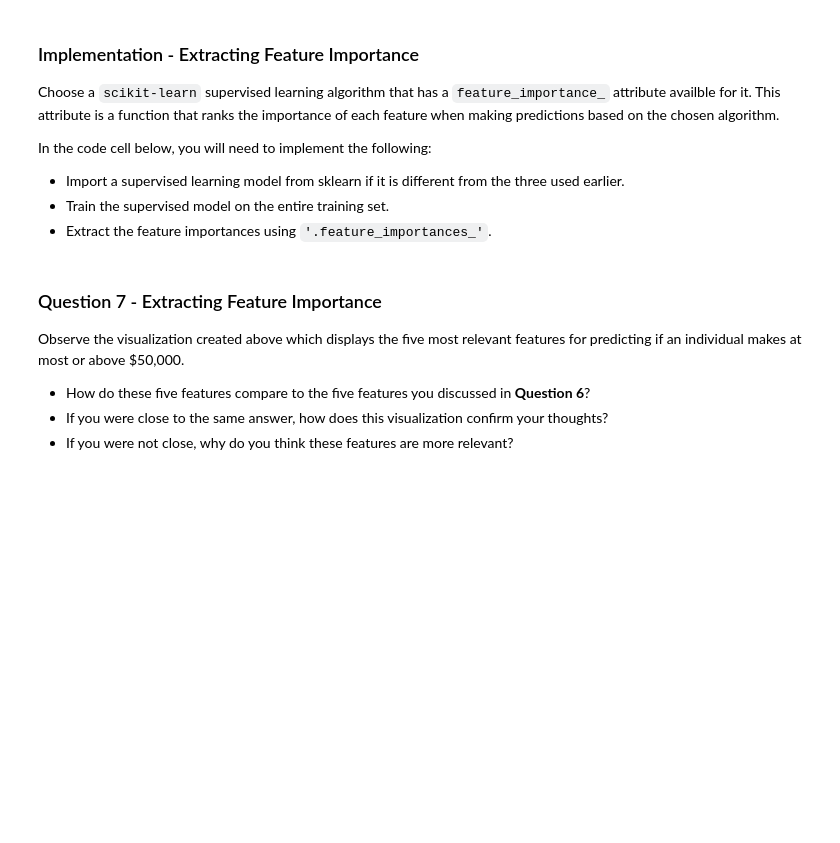
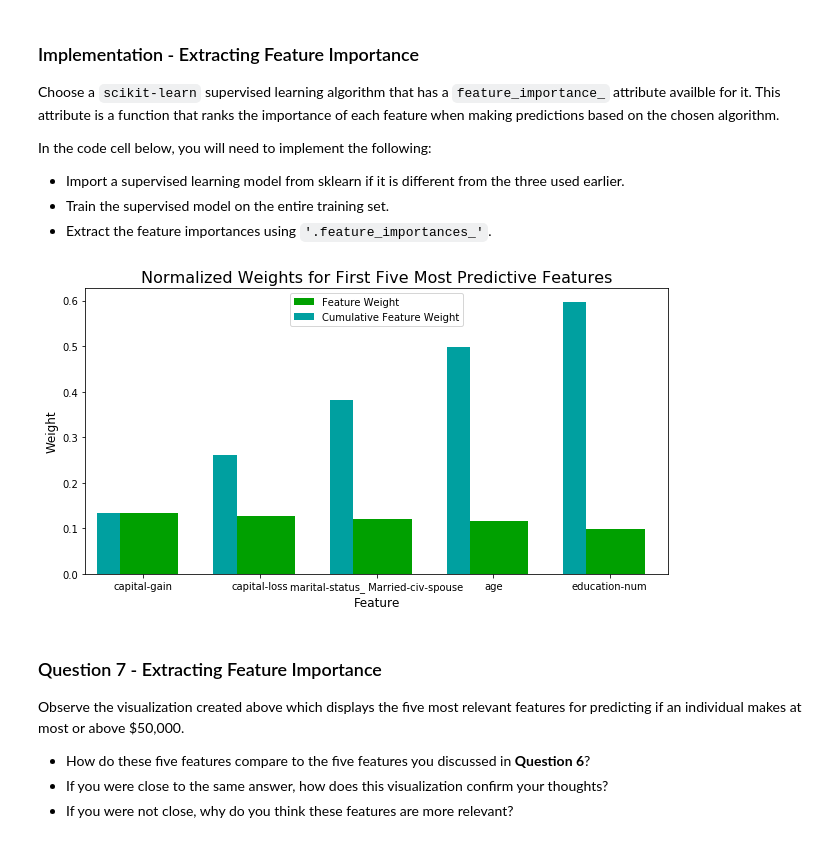
Before and after one commit to RAGOpoR/machine-learning, a Jupyter notebook: projects/finding_donors/finding_donors.ipynb, the cells around one changed output. Drawn from its saved outputs; the diff is of its cells as text; code cells hidden in the pictures; blank space fills up the shorter version.

```diff
--- a/projects/finding_donors/finding_donors.ipynb
+++ b/projects/finding_donors/finding_donors.ipynb
@@ -597,15 +614,18 @@ In the code cell below, you will need to implement the following:
 # %%
 # TODO: Import a supervised learning model that has 'feature_importances_'
 
 
 # TODO: Train the supervised model on the training set using .fit(X_train, y_train)
-model = None
+model = GradientBoostingClassifier().fit(X_train, y_train)
 
 # TODO: Extract the feature importances using .feature_importances_
-importances = None
+importances = model.feature_importances_
 
 # Plot
 vs.feature_plot(importances, X_train, y_train)
+# print(y_train)
+# %% [output]
+[figure, added]
 # %% [markdown]
 ### Question 7 - Extracting Feature Importance
 
```
Also changed, not shown: parts of 13 cells of this notebook.
